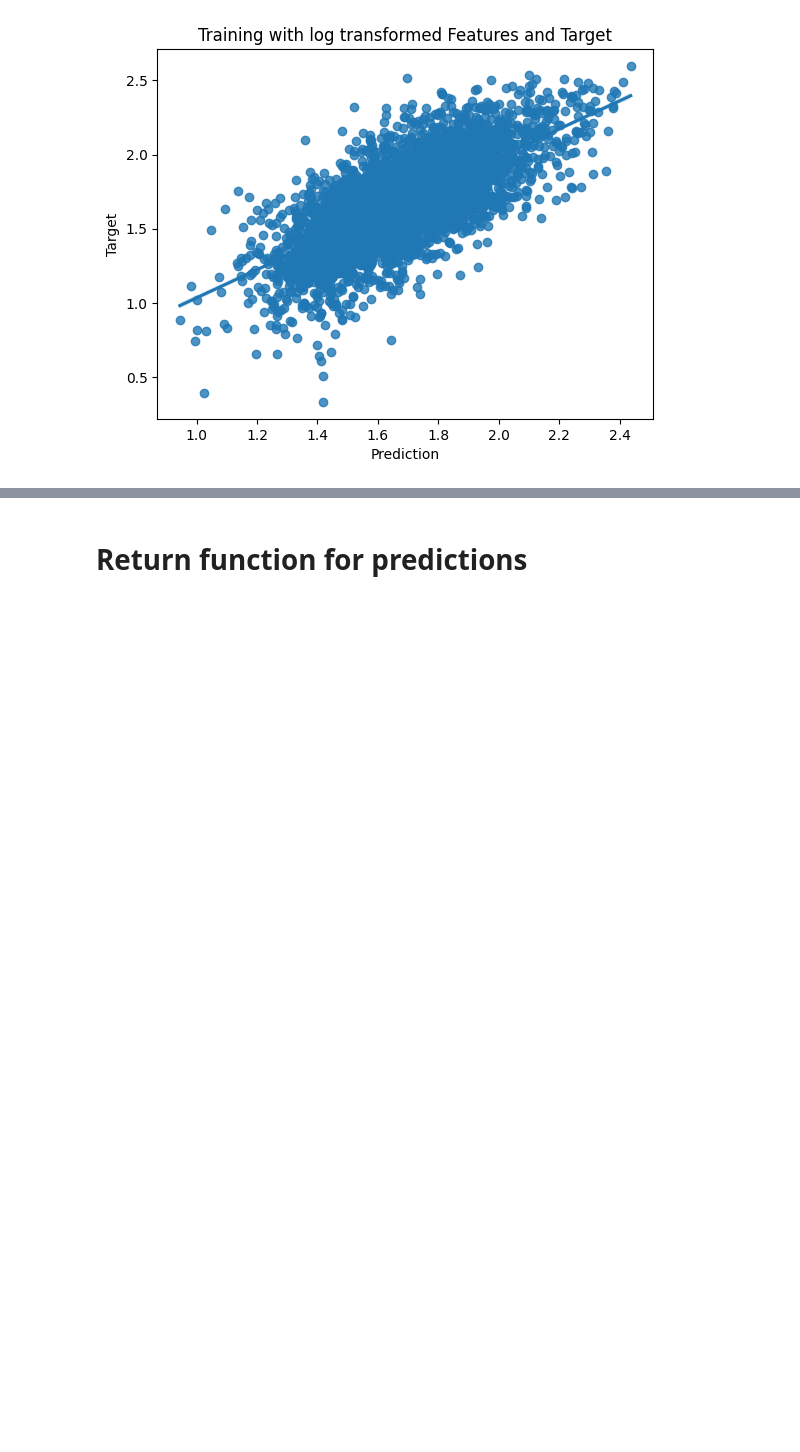
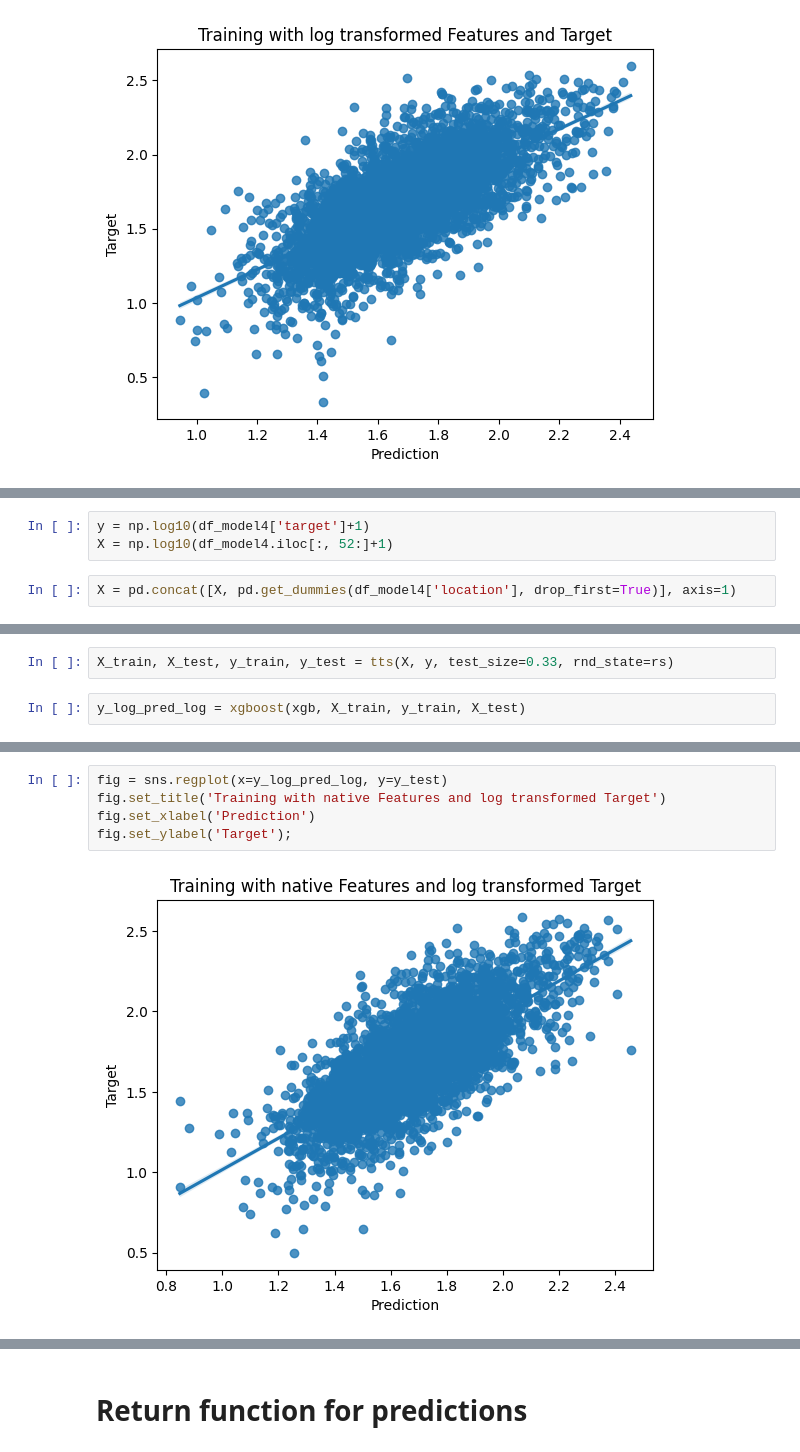
Before and after one commit to does-not-compile/AirQo-Ugandan-Air-Quality-Forecast-Challenge, a Jupyter notebook: notebooks/modeling.ipynb, the cells around one changed output, grey strips where cells are left out. Saved outputs shown, nothing was run; the diff lists cells and outputs as text; blank space fills up the shorter version.

```diff
--- a/notebooks/modeling.ipynb
+++ b/notebooks/modeling.ipynb
@@ -241,0 +367,5 @@ fig.set_ylabel('Target');
+# %%
+y = np.log10(df_model4['target']+1)
+X = np.log10(df_model4.iloc[:, 52:]+1)
+# %%
+X = pd.concat([X, pd.get_dummies(df_model4['location'], drop_first=True)], axis=1)
@@ -241,0 +392,4 @@ fig.set_ylabel('Target');
+# %%
+X_train, X_test, y_train, y_test = tts(X, y, test_size=0.33, rnd_state=rs)
+# %%
+y_log_pred_log = xgboost(xgb, X_train, y_train, X_test)
@@ -241,0 +404,7 @@ fig.set_ylabel('Target');
+# %%
+fig = sns.regplot(x=y_log_pred_log, y=y_test)
+fig.set_title('Training with native Features and log transformed Target')
+fig.set_xlabel('Prediction')
+fig.set_ylabel('Target');
+# %% [output]
+[figure, added]
```
Also changed, not shown: parts of 35 cells of this notebook, 2 other files.
